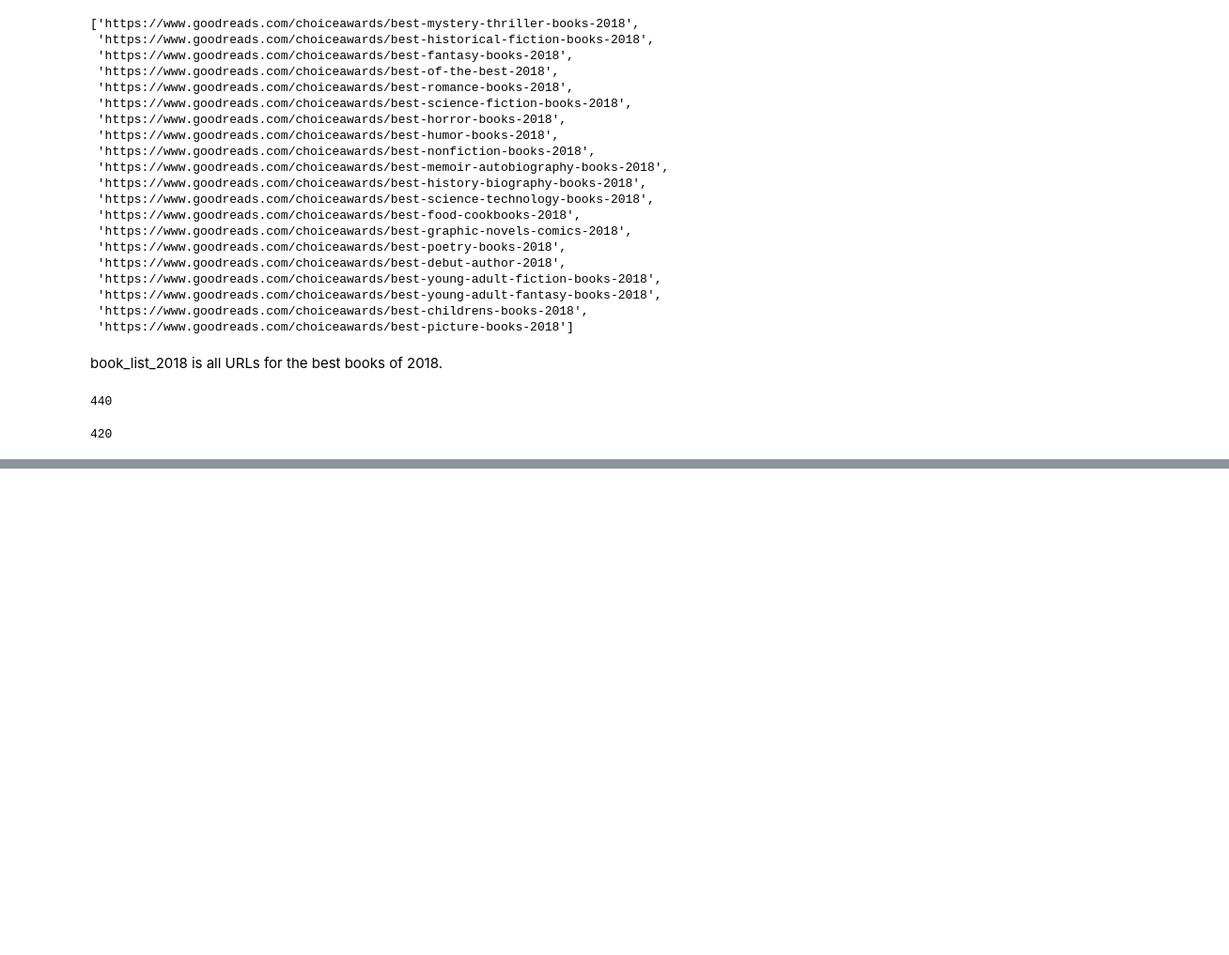
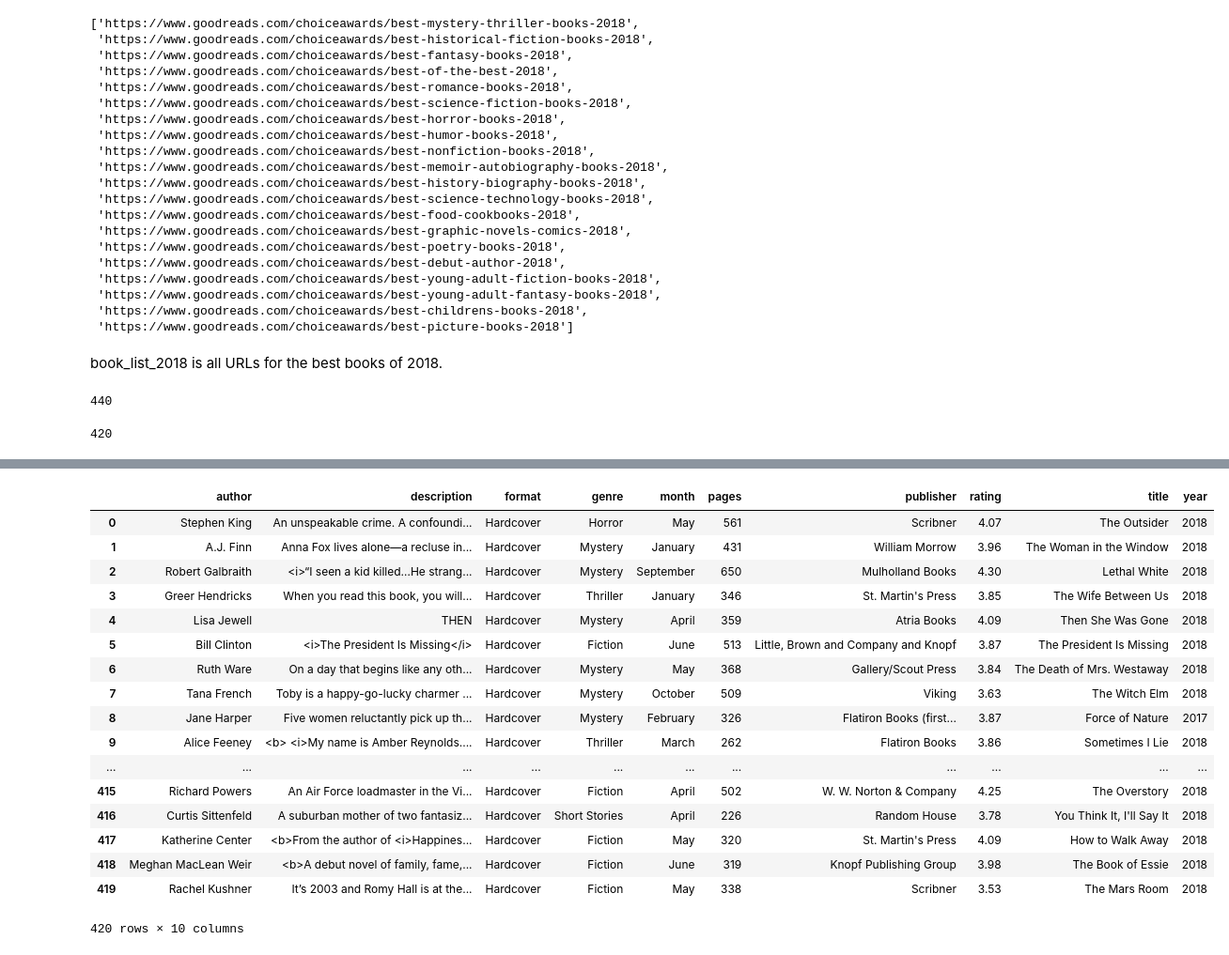
Before and after one commit to robillersomeone/NYT_bestsellers, a Jupyter notebook: data_exploration_gr.ipynb, the cells around one changed output, grey strips where cells are left out. Shown at 94% size. Saved outputs shown, nothing was run; the diff lists cells and outputs as text; code cells hidden in the pictures; blank space fills up the shorter version.

Commit message:
made gr dataframe for 2018

```diff
--- a/data_exploration_gr.ipynb
+++ b/data_exploration_gr.ipynb
@@ -148,0 +281,5 @@ book_list_2018[0]
+# %%
+def get_format(soup):
+    get_format = soup.find('span', {'itemprop':"bookFormat"})
+    get_format = get_format.get_text()
+    return get_format
@@ -148,0 +290,24 @@ book_list_2018[0]
+# %%
+# take a list and return a list of dictionaries
+
+def book_info(url):
+    all_the_books = []
+    for x in url:
+        link = x
+        #link = 'https://www.goodreads.com/book/show/6148028-catching-fire?from_choice=true'
+        #probably add timer here
+        time.sleep(2)
+        page = urllib.request.urlopen(link)
+        soup = bs(page, 'html.parser')
+        try:
+            dictionary = {'rating': get_rating(soup), 'author': get_author(soup), 'publisher' : get_publisher(soup),'title':get_title(soup), 'pages': get_pages(soup),
+             'description': get_descrip(soup), 'format': get_format(soup), 'genre': get_genre(soup), 'year': get_year(soup), 'month': get_month(soup)}
+        except:
+            try:
+                dictionary = {'rating': get_rating(soup), 'author': get_author(soup),'publisher' : get_publisher(soup), 'title':get_title(soup), 'pages': get_pages(soup),
+                 'description': get_descrip(soup), 'format': get_format(soup), 'genre': get_genre(soup)}
+            except:
+                pass
+        all_the_books.append(dictionary)
+    #print(all_the_books)
+    return all_the_books
@@ -148,0 +331,2 @@ book_list_2018[0]
+# %%
+all_books = book_info(book_list_2018)
@@ -148,0 +353,2 @@ book_list_2018[0]
+# %%
+goodreads_2018_df = pd.DataFrame.from_dict(all_books)
@@ -148,0 +357,21 @@ book_list_2018[0]
+# %%
+goodreads_2018_df
+# %% [output]
+|  | author | description | format | genre | month | pages | publisher | rating | title | year |
+| 0 | Stephen King | An unspeakable crime. A confoundi... | Hardcover | Horror | May | 561 | Scribner | 4.07 | The Outsider | 2018 |
+| 1 | A.J. Finn | Anna Fox lives alone—a recluse in... | Hardcover | Mystery | January | 431 | William Morrow | 3.96 | The Woman in the Window | 2018 |
+| 2 | Robert Galbraith | <i>“I seen a kid killed…He strang... | Hardcover | Mystery | September | 650 | Mulholland Books | 4.30 | Lethal White | 2018 |
+| 3 | Greer Hendricks | When you read this book, you will... | Hardcover | Thriller | January | 346 | St. Martin's Press | 3.85 | The Wife Between Us | 2018 |
+| 4 | Lisa Jewell | THEN | Hardcover | Mystery | April | 359 | Atria Books | 4.09 | Then She Was Gone | 2018 |
+| 5 | Bill Clinton | <i>The President Is Missing</i> | Hardcover | Fiction | June | 513 | Little, Brown and Company and Knopf | 3.87 | The President Is Missing | 2018 |
+| 6 | Ruth Ware | On a day that begins like any oth... | Hardcover | Mystery | May | 368 | Gallery/Scout Press | 3.84 | The Death of Mrs. Westaway | 2018 |
+| 7 | Tana French | Toby is a happy-go-lucky charmer ... | Hardcover | Mystery | October | 509 | Viking | 3.63 | The Witch Elm | 2018 |
+| 8 | Jane Harper | Five women reluctantly pick up th... | Hardcover | Mystery | February | 326 | Flatiron Books (first... | 3.87 | Force of Nature | 2017 |
+| 9 | Alice Feeney | <b> <i>My name is Amber Reynolds.... | Hardcover | Thriller | March | 262 | Flatiron Books | 3.86 | Sometimes I Lie | 2018 |
+| ... | ... | ... | ... | ... | ... | ... | ... | ... | ... | ... |
+| 415 | Richard Powers | An Air Force loadmaster in the Vi... | Hardcover | Fiction | April | 502 | W. W. Norton & Company | 4.25 | The Overstory | 2018 |
+| 416 | Curtis Sittenfeld | A suburban mother of two fantasiz... | Hardcover | Short Stories | April | 226 | Random House | 3.78 | You Think It, I'll Say It | 2018 |
+| 417 | Katherine Center | <b>From the author of <i>Happines... | Hardcover | Fiction | May | 320 | St. Martin's Press | 4.09 | How to Walk Away | 2018 |
+| 418 | Meghan MacLean Weir | <b>A debut novel of family, fame,... | Hardcover | Fiction | June | 319 | Knopf Publishing Group | 3.98 | The Book of Essie | 2018 |
+| 419 | Rachel Kushner | It’s 2003 and Romy Hall is at the... | Hardcover | Fiction | May | 338 | Scribner | 3.53 | The Mars Room | 2018 |
+420 rows × 10 columns
```
Also changed, not shown: parts of 29 cells of this notebook, 2 other files.
